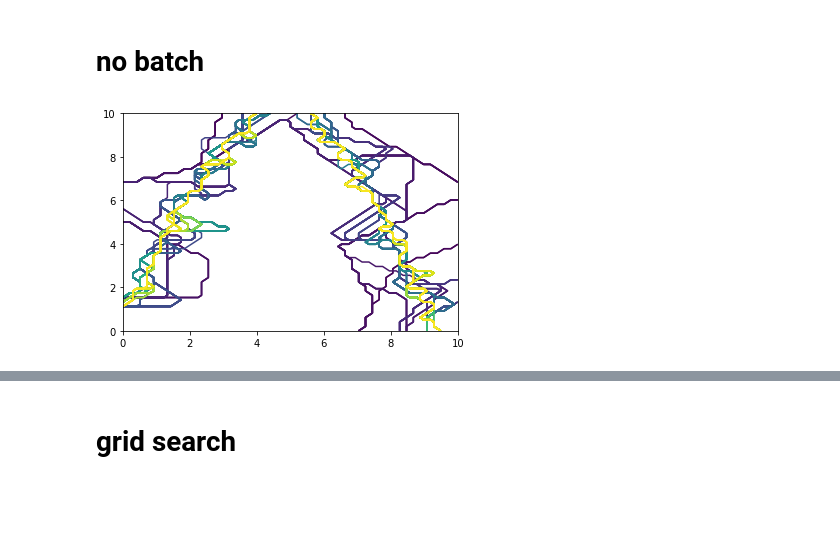
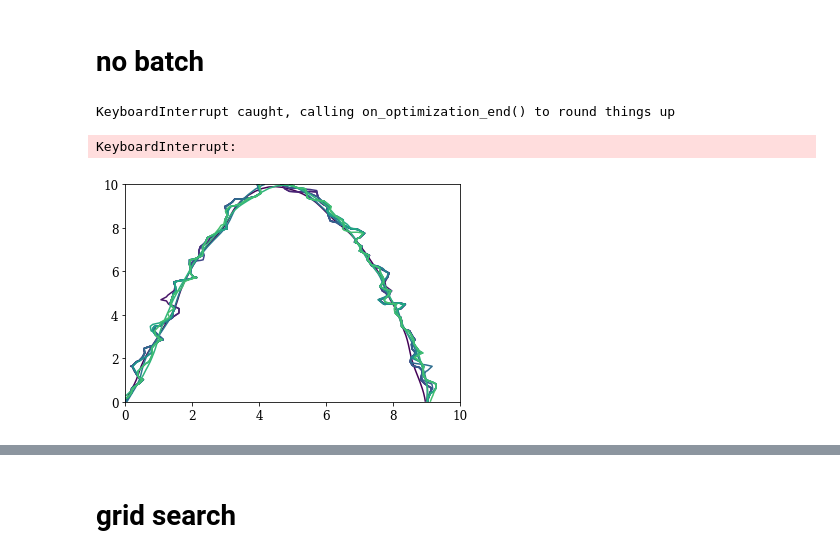
Before and after one commit to jdaaph/GPyOpt, a Jupyter notebook: 110917_DiuTest2DBatch.ipynb, the cells around one changed output, grey strips where cells are left out. Drawn from its saved outputs; the diff is of its cells as text; code cells hidden in the pictures; blank space fills up the shorter version.

```diff
--- a/110917_DiuTest2DBatch.ipynb
+++ b/110917_DiuTest2DBatch.ipynb
@@ -82,6 +82,18 @@ class SynthObj2d(function2d):
             else:
                 noise = np.random.normal(0,self.sd,n).reshape(n,1)
             return -fval.reshape(n,1) + noise
+
+    def boundary_plot(self, fig):
+        x = np.linspace(0,10,100)
+        y = 10 * np.sin(x/3)
+        fig.add_subplot(2,2,1)
+        plt.plot(x,y)
+        plt.title('(a) Ground Truth Phase Boundary', loc='left')
+        plt.xlim(0,10)
+        plt.ylim(0,10)
+        plt.xlabel('X1')
+        plt.ylabel('X2')
+        plt.colorbar()
 # %%
 from itertools import product
 from sklearn.neighbors import KNeighborsClassifier
@@ -101,13 +113,13 @@ def plot_contour(myProblem, obj, ite, colormap, precision=50, level=0):
 
     for i in range(len(xv)):
         for j in range(len(xv)):
-#             zv[i,j] = myProblem.model.predict(np.array([xv[i,j],yv[i,j]]).T)[0]
-            zv[i,j] = knn.predict(np.array([xv[i,j],yv[i,j]]).reshape((1,-1)))[0]
+            zv[i,j] = myProblem.model.predict(np.array([xv[i,j],yv[i,j]]).T)[0]
+#             zv[i,j] = knn.predict(np.array([xv[i,j],yv[i,j]]).reshape((1,-1)))[0]
             true_zv[i,j] = obj.f(np.array([[xv[i,j],yv[i,j]]]))
     plt.contour(xv, yv, zv,levels=[0], colors=colormap.transform(np.array([ite])))
 
     # round zv to int value
-#     zv = (zv>0) * 2 - 1
+    zv = (zv>0) * 2 - 1
     return np.sum(zv!=true_zv) / precision**2
 # %%
 obj = SynthObj2d()
@@ -146,4 +149,4 @@ for i in tqdm(range(ITERATIONS)):
     myProblem.run_optimization(max_iter=1)
 #     myProblem.plot_acquisition('{}.pdf'.format(i))
 #     if i % 3 == 0:
-    mis_classify_lst.append(plot_contour(myProblem, obj, i, cmap, precision=40))
+#     mis_classify_lst.append(plot_contour(myProblem, obj, i, cmap, precision=40))
@@ -183,15 +163,17 @@ myProblem = BayesianOptimization(myf,bounds,acquisition_type="BinaryT",
 # %%
 from IPython.display import clear_output
 
 ITERATIONS = 200
 
 cmap = RGBAContinuousTransformer('viridis', ITERATIONS)
 cmap.fit(np.array([0, ITERATIONS]))
 mis_classify_lst = []
 for i in tqdm(range(ITERATIONS)):
     myProblem.run_optimization(max_iter=1)
 #     myProblem.plot_acquisition('{}.pdf'.format(i))
-#     if i % 3 == 0:
-    mis_classify_lst.append(plot_contour(myProblem, obj, i, cmap, precision=50))
+    if i % 10 == 0:
+        mis_classify_lst.append(plot_contour(myProblem, obj, i, cmap, precision=50))
 # %% [output]
+KeyboardInterrupt caught, calling on_optimization_end() to round things up
+KeyboardInterrupt:
-[figure, old version]
+[figure, new version]
```
Also changed, not shown: parts of 12 cells of this notebook, 32 other files.
